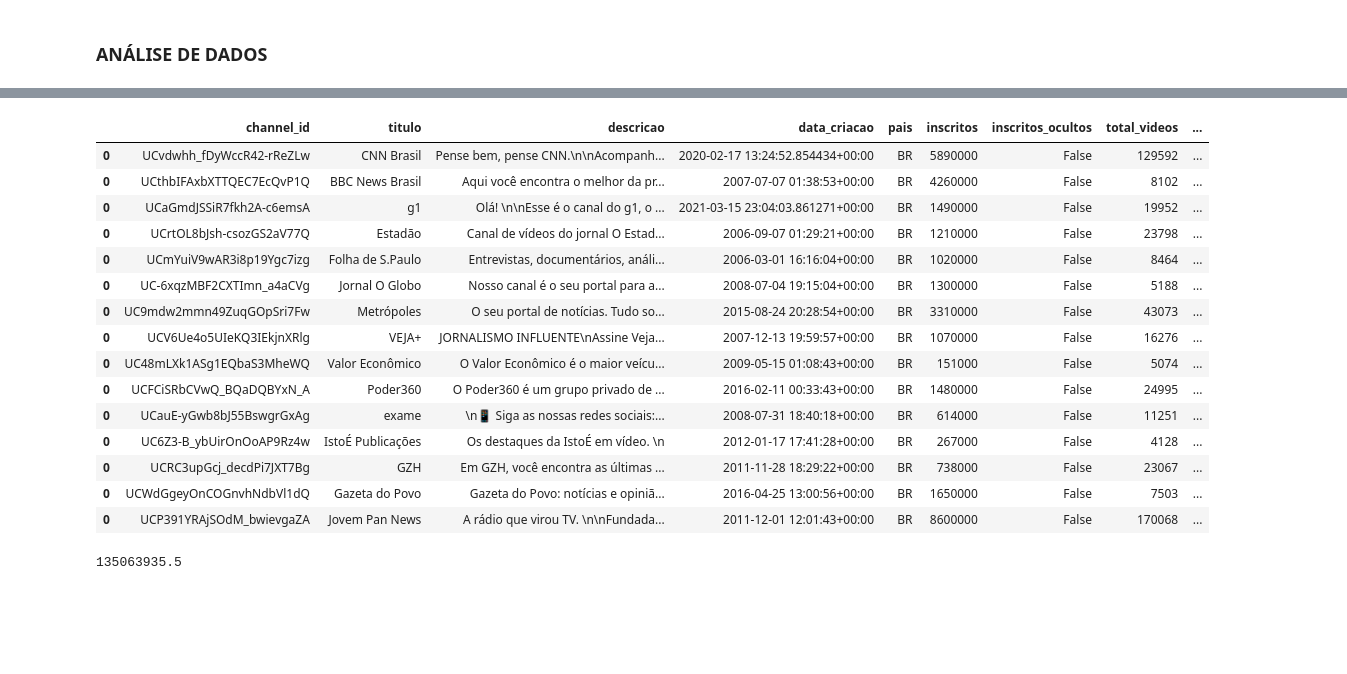
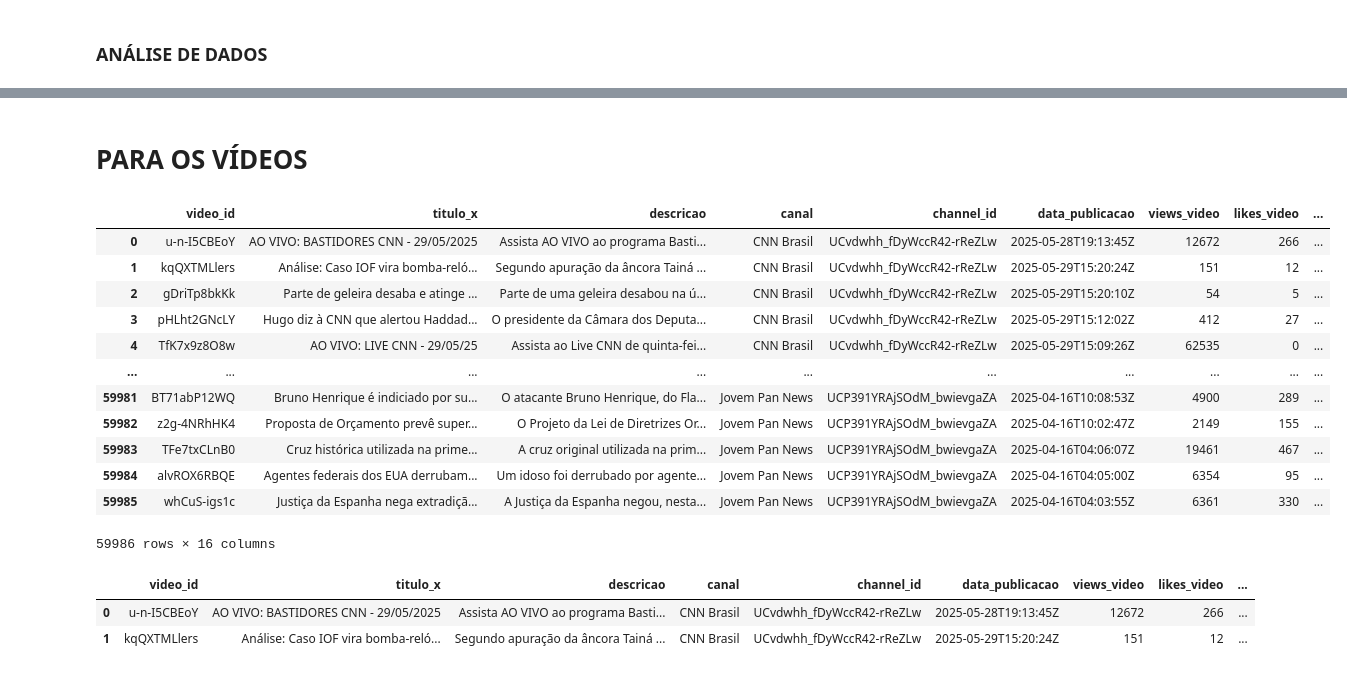
Before and after one commit to anamachadoc/mars_UFSJ, a Jupyter notebook: atividade2/teste.ipynb, the cells around one changed output, grey strips where cells are left out. Saved outputs shown, nothing was run; the diff lists cells and outputs as text; code cells hidden in the pictures; blank space fills up the shorter version.

```diff
--- a/atividade2/teste.ipynb
+++ b/atividade2/teste.ipynb
@@ -42,23 +64,0 @@ a
-# %%
-DA.get_channels_data()
-# %% [output]
-|  | channel_id | titulo | descricao | data_criacao | pais | inscritos | inscritos_ocultos | total_videos | ... |
-| 0 | UCvdwhh_fDyWccR42-rReZLw | CNN Brasil | Pense bem, pense CNN.\n\nAcompanh... | 2020-02-17 13:24:52.854434+00:00 | BR | 5890000 | False | 129592 | ... |
-| 0 | UCthbIFAxbXTTQEC7EcQvP1Q | BBC News Brasil | Aqui você encontra o melhor da pr... | 2007-07-07 01:38:53+00:00 | BR | 4260000 | False | 8102 | ... |
-| 0 | UCaGmdJSSiR7fkh2A-c6emsA | g1 | Olá! \n\nEsse é o canal do g1, o ... | 2021-03-15 23:04:03.861271+00:00 | BR | 1490000 | False | 19952 | ... |
-| 0 | UCrtOL8bJsh-csozGS2aV77Q | Estadão | Canal de vídeos do jornal O Estad... | 2006-09-07 01:29:21+00:00 | BR | 1210000 | False | 23798 | ... |
-| 0 | UCmYuiV9wAR3i8p19Ygc7izg | Folha de S.Paulo | Entrevistas, documentários, análi... | 2006-03-01 16:16:04+00:00 | BR | 1020000 | False | 8464 | ... |
-| 0 | UC-6xqzMBF2CXTImn_a4aCVg | Jornal O Globo | Nosso canal é o seu portal para a... | 2008-07-04 19:15:04+00:00 | BR | 1300000 | False | 5188 | ... |
-| 0 | UC9mdw2mmn49ZuqGOpSri7Fw | Metrópoles | O seu portal de notícias. Tudo so... | 2015-08-24 20:28:54+00:00 | BR | 3310000 | False | 43073 | ... |
-| 0 | UCV6Ue4o5UIeKQ3IEkjnXRlg | VEJA+ | JORNALISMO INFLUENTE\nAssine Veja... | 2007-12-13 19:59:57+00:00 | BR | 1070000 | False | 16276 | ... |
-| 0 | UC48mLXk1ASg1EQbaS3MheWQ | Valor Econômico | O Valor Econômico é o maior veícu... | 2009-05-15 01:08:43+00:00 | BR | 151000 | False | 5074 | ... |
-| 0 | UCFCiSRbCVwQ_BQaDQBYxN_A | Poder360 | O Poder360 é um grupo privado de ... | 2016-02-11 00:33:43+00:00 | BR | 1480000 | False | 24995 | ... |
-| 0 | UCauE-yGwb8bJ55BswgrGxAg | exame | \n📱 Siga as nossas redes sociais:... | 2008-07-31 18:40:18+00:00 | BR | 614000 | False | 11251 | ... |
-| 0 | UC6Z3-B_ybUirOnOoAP9Rz4w | IstoÉ Publicações | Os destaques da IstoÉ em vídeo. \n | 2012-01-17 17:41:28+00:00 | BR | 267000 | False | 4128 | ... |
-| 0 | UCRC3upGcj_decdPi7JXT7Bg | GZH | Em GZH, você encontra as últimas ... | 2011-11-28 18:29:22+00:00 | BR | 738000 | False | 23067 | ... |
-| 0 | UCWdGgeyOnCOGnvhNdbVl1dQ | Gazeta do Povo | Gazeta do Povo: notícias e opiniã... | 2016-04-25 13:00:56+00:00 | BR | 1650000 | False | 7503 | ... |
-| 0 | UCP391YRAjSOdM_bwievgaZA | Jovem Pan News | A rádio que virou TV. \n\nFundada... | 2011-12-01 12:01:43+00:00 | BR | 8600000 | False | 170068 | ... |
-# %%
-540255742/4
-# %% [output]
-135063935.5
@@ -64,0 +70,25 @@ DA.get_channels_data()
+# %% [markdown]
+# PARA OS VÍDEOS
+# %%
+df = DA.get_videos_data()
+df
+# %% [output]
+|  | video_id | titulo_x | descricao | canal | channel_id | data_publicacao | views_video | likes_video | ... |
+| 0 | u-n-I5CBEoY | AO VIVO: BASTIDORES CNN - 29/05/2025 | Assista AO VIVO ao programa Basti... | CNN Brasil | UCvdwhh_fDyWccR42-rReZLw | 2025-05-28T19:13:45Z | 12672 | 266 | ... |
+| 1 | kqQXTMLlers | Análise: Caso IOF vira bomba-reló... | Segundo apuração da âncora Tainá ... | CNN Brasil | UCvdwhh_fDyWccR42-rReZLw | 2025-05-29T15:20:24Z | 151 | 12 | ... |
+| 2 | gDriTp8bkKk | Parte de geleira desaba e atinge ... | Parte de uma geleira desabou na ú... | CNN Brasil | UCvdwhh_fDyWccR42-rReZLw | 2025-05-29T15:20:10Z | 54 | 5 | ... |
+| 3 | pHLht2GNcLY | Hugo diz à CNN que alertou Haddad... | O presidente da Câmara dos Deputa... | CNN Brasil | UCvdwhh_fDyWccR42-rReZLw | 2025-05-29T15:12:02Z | 412 | 27 | ... |
+| 4 | TfK7x9z8O8w | AO VIVO: LIVE CNN - 29/05/25 | Assista ao Live CNN de quinta-fei... | CNN Brasil | UCvdwhh_fDyWccR42-rReZLw | 2025-05-29T15:09:26Z | 62535 | 0 | ... |
+| ... | ... | ... | ... | ... | ... | ... | ... | ... | ... |
+| 59981 | BT71abP12WQ | Bruno Henrique é indiciado por su... | O atacante Bruno Henrique, do Fla... | Jovem Pan News | UCP391YRAjSOdM_bwievgaZA | 2025-04-16T10:08:53Z | 4900 | 289 | ... |
+| 59982 | z2g-4NRhHK4 | Proposta de Orçamento prevê super... | O Projeto da Lei de Diretrizes Or... | Jovem Pan News | UCP391YRAjSOdM_bwievgaZA | 2025-04-16T10:02:47Z | 2149 | 155 | ... |
+| 59983 | TFe7txCLnB0 | Cruz histórica utilizada na prime... | A cruz original utilizada na prim... | Jovem Pan News | UCP391YRAjSOdM_bwievgaZA | 2025-04-16T04:06:07Z | 19461 | 467 | ... |
+| 59984 | alvROX6RBQE | Agentes federais dos EUA derrubam... | Um idoso foi derrubado por agente... | Jovem Pan News | UCP391YRAjSOdM_bwievgaZA | 2025-04-16T04:05:00Z | 6354 | 95 | ... |
+| 59985 | whCuS-igs1c | Justiça da Espanha nega extradiçã... | A Justiça da Espanha negou, nesta... | Jovem Pan News | UCP391YRAjSOdM_bwievgaZA | 2025-04-16T04:03:55Z | 6361 | 330 | ... |
+59986 rows × 16 columns
+# %%
+df.head(2)
+# %% [output]
+|  | video_id | titulo_x | descricao | canal | channel_id | data_publicacao | views_video | likes_video | ... |
+| 0 | u-n-I5CBEoY | AO VIVO: BASTIDORES CNN - 29/05/2025 | Assista AO VIVO ao programa Basti... | CNN Brasil | UCvdwhh_fDyWccR42-rReZLw | 2025-05-28T19:13:45Z | 12672 | 266 | ... |
+| 1 | kqQXTMLlers | Análise: Caso IOF vira bomba-reló... | Segundo apuração da âncora Tainá ... | CNN Brasil | UCvdwhh_fDyWccR42-rReZLw | 2025-05-29T15:20:24Z | 151 | 12 | ... |
```
Also changed, not shown: parts of 41 cells of this notebook, 27 other files.
